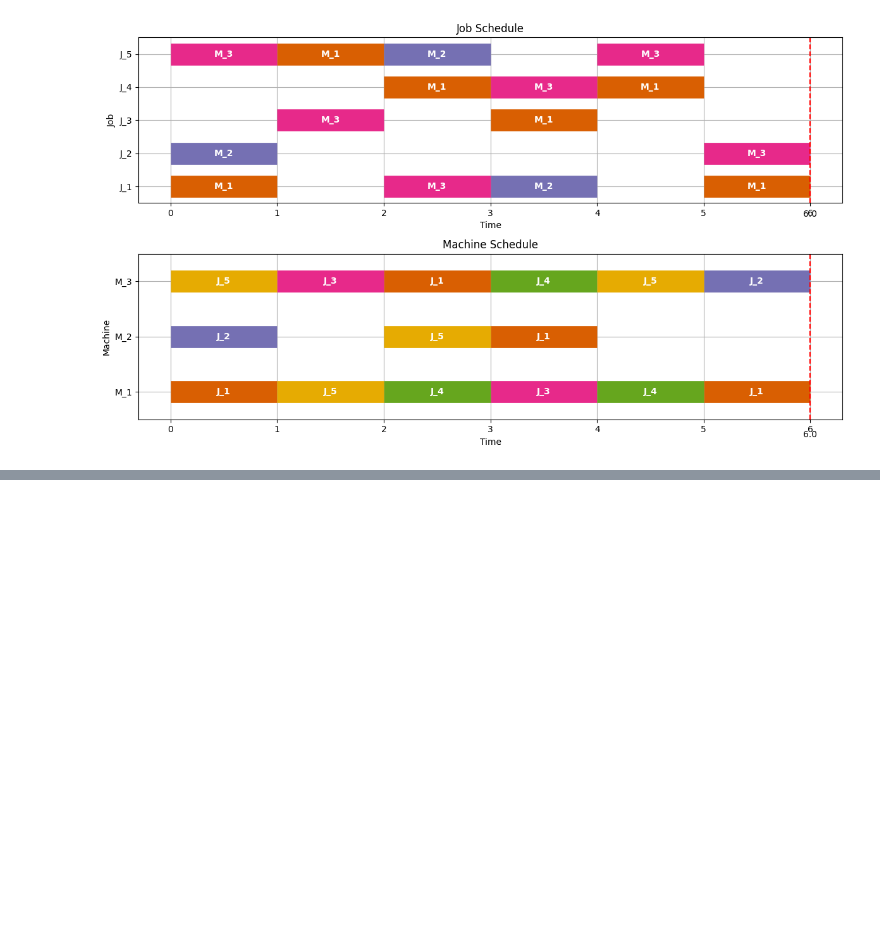
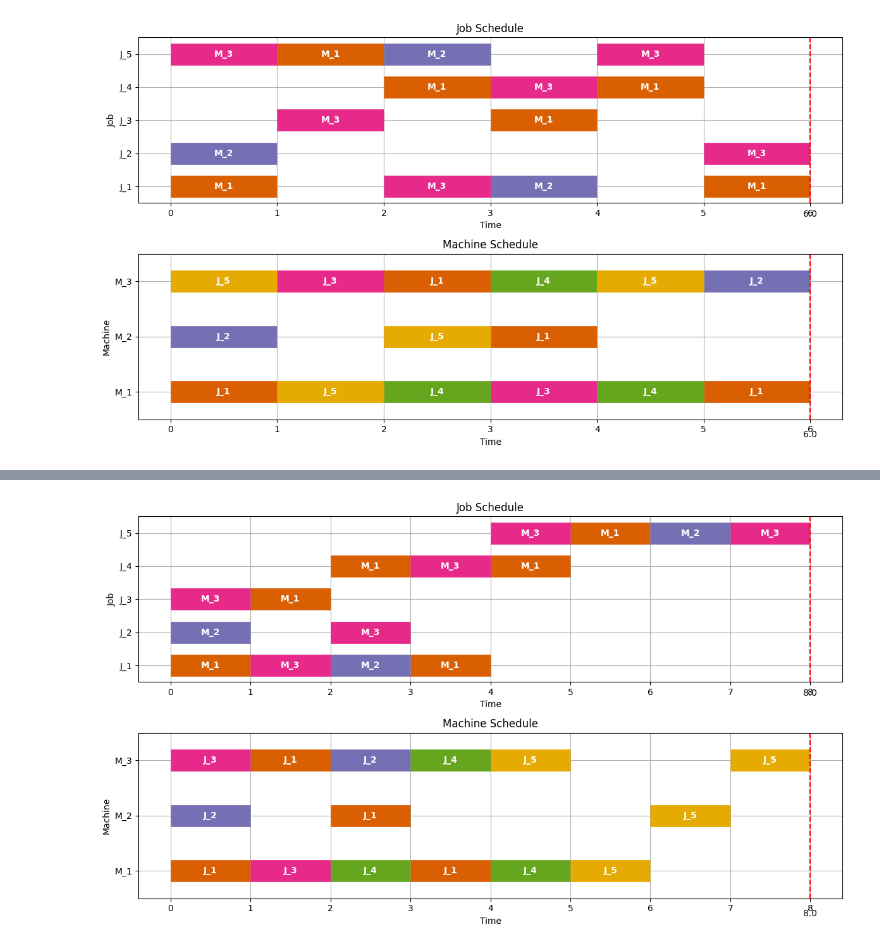
Before and after one commit to kkriiis/scheduling-theory, a Jupyter notebook: HW2.ipynb, the cells around one changed output, grey strips where cells are left out. Saved outputs shown, nothing was run; the diff lists cells and outputs as text; code cells hidden in the pictures; blank space fills up the shorter version.

Commit message:
Add files via upload
Добавлена реализация своего алгоритма из лабораторной работы 1

```diff
--- a/HW2.ipynb
+++ b/HW2.ipynb
@@ -250,3 +263,95 @@ def visualize(results):
 visualize(results)
 # %% [output]
 [figure]
+# %%
+#Реализация придуманного мной алгоритма
+
+def schedule_tasks(tasks):
+    # Время, когда каждая машина станет доступной
+    machine_free_time = {'M_1': 0, 'M_2': 0, 'M_3': 0}
+    # Время завершения каждой задачи
+    task_finish_time = {}
+    # Список для хранения завершённых задач
+    completed_tasks = set()
+    # Массив для результата
+    result = []
+
+    # Функция для поиска доступных задач на шаге
+    def get_available_tasks():
+        available = []
+        for task, info in tasks.items():
+            job, machine = task
+            prec_task = info['prec']
+            # Задача доступна, если её предшественник завершён или его нет
+            if prec_task is None or prec_task in completed_tasks:
+                if task not in completed_tasks:  # Проверяем, что задача еще не выполнена
+                    available.append(task)
+        return available
+
+    # Основной цикл - пока не выполнены все задачи
+    while len(completed_tasks) < len(tasks):
+        # Получаем доступные задачи
+        available_tasks = get_available_tasks()
+        # Сортируем задачи по алфавиту и по машинам
+        available_tasks = sorted(available_tasks, key=lambda x: (x[1], x[0]))
+
+        # Сортируем машины по времени их освобождения
+        free_machines = sorted(machine_free_time.keys(), key=lambda m: machine_free_time[m])
+
+        # Флаг для проверки, была ли назначена задача
+        task_assigned = False
+
+        # Пытаемся распределить задачи по машинам
+        for machine in free_machines:
+            for task in available_tasks:
+                job, task_machine = task
+
+                # Проверяем, доступна ли задача для текущей машины
+                if task_machine == machine:
+                    # Определяем время старта задачи
+                    start_time = max(machine_free_time[machine], task_finish_time.get(tasks[task]['prec'], 0))
+                    duration = tasks[task]['dur']
+                    finish_time = start_time + duration
+
+                    # Обновляем время, когда машина станет свободной
+                    machine_free_time[machine] = finish_time
+
+                    # Добавляем задачу в результат
+                    result.append({
+                        'Job': jobs_my.get(job),
+                        'Machine': machine,
+                        'Start': start_time,
+                        'Duration': duration,
+                        'Finish': finish_time
+                    })
+
+                    # Удаляем задачу из доступных и добавляем в завершённые
+                    completed_tasks.add(task)
+                    task_finish_time[task] = finish_time
+
+                    # Отмечаем, что задача назначена
+                    task_assigned = True
+
+                    # Прекращаем поиск задач для этой машины
+                    break
+
+        # Если на этом шаге не удалось назначить ни одну задачу, прерываем цикл (чтобы избежать бесконечного цикла)
+        if not task_assigned:
+            raise Exception("Задачи не могут быть назначены, вероятно, ошибка в зависимостях")
+
+    return result
+
+
+results = schedule_tasks(TASKS)
+results
+
+schedule = pd.DataFrame(results)
+
+print('\nSchedule by Job')
+print(schedule.sort_values(by=['Job','Start']).set_index(['Job', 'Machine']))
+
+print('\nSchedule by Machine')
+print(schedule.sort_values(by=['Machine','Start']).set_index(['Machine', 'Job']))
+
+visualize(results)
+# %% [output]
@@ -252,0 +375 @@ visualize(results)
+[figure, added]
```
Also changed, not shown: parts of 3 cells of this notebook.
